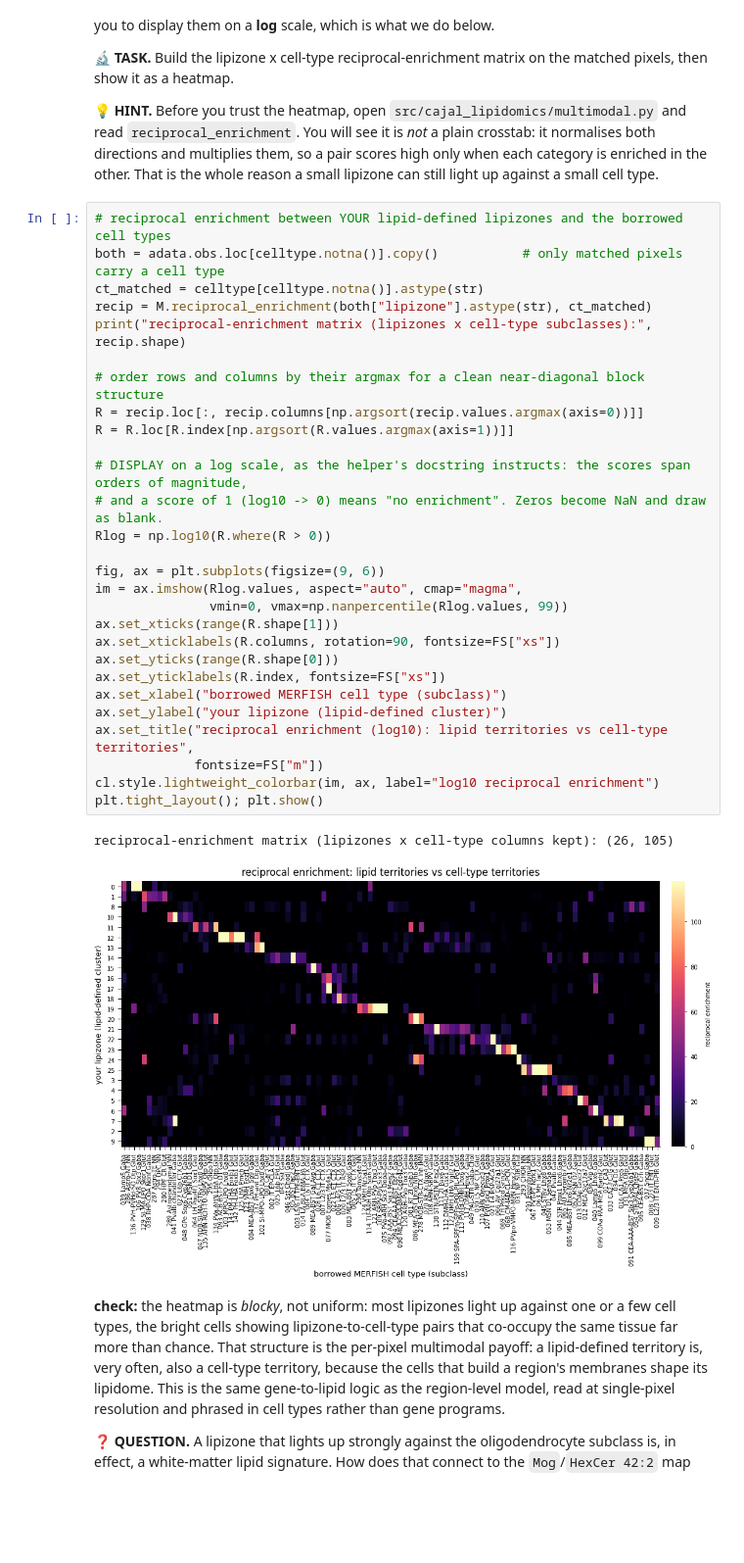
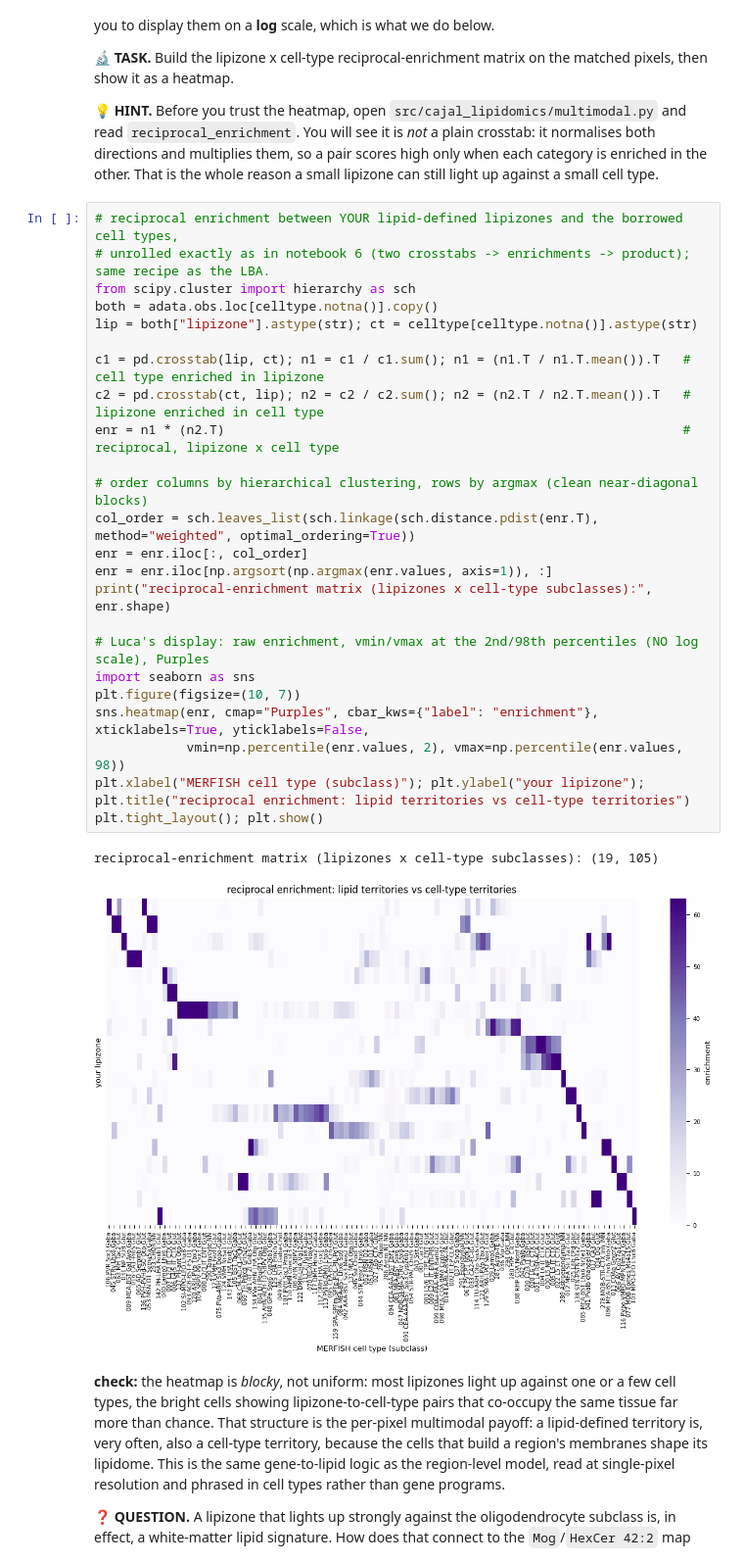
Before and after one commit to lamanno-epfl/lipidomics_tutorial_cajalcourse, a Jupyter notebook: notebooks/level3/08_multimodal_xgb_shap_go_solution.ipynb, the cells around one changed output. Shown at 98% size. Cells and saved outputs as stored; diff of their text form; blank space fills up the shorter version.

```diff
--- a/notebooks/level3/08_multimodal_xgb_shap_go_solution.ipynb
+++ b/notebooks/level3/08_multimodal_xgb_shap_go_solution.ipynb
@@ -437,36 +437,33 @@ show it as a heatmap.
 
 💡 **HINT.** Before you trust the heatmap, open `src/cajal_lipidomics/multimodal.py` and read `reciprocal_enrichment`. You will see it is *not* a plain crosstab: it normalises both directions and multiplies them, so a pair scores high only when each category is enriched in the other. That is the whole reason a small lipizone can still light up against a small cell type.
 # %%
-# reciprocal enrichment between YOUR lipid-defined lipizones and the borrowed cell types
-both = adata.obs.loc[celltype.notna()].copy()           # only matched pixels carry a cell type
-ct_matched = celltype[celltype.notna()].astype(str)
-recip = M.reciprocal_enrichment(both["lipizone"].astype(str), ct_matched)
-print("reciprocal-enrichment matrix (lipizones x cell-type subclasses):", recip.shape)
+# reciprocal enrichment between YOUR lipid-defined lipizones and the borrowed cell types,
+# unrolled exactly as in notebook 6 (two crosstabs -> enrichments -> product); same recipe as the LBA.
+from scipy.cluster import hierarchy as sch
+both = adata.obs.loc[celltype.notna()].copy()
+lip = both["lipizone"].astype(str); ct = celltype[celltype.notna()].astype(str)
 
-# order rows and columns by their argmax for a clean near-diagonal block structure
-R = recip.loc[:, recip.columns[np.argsort(recip.values.argmax(axis=0))]]
-R = R.loc[R.index[np.argsort(R.values.argmax(axis=1))]]
+c1 = pd.crosstab(lip, ct); n1 = c1 / c1.sum(); n1 = (n1.T / n1.T.mean()).T   # cell type enriched in lipizone
+c2 = pd.crosstab(ct, lip); n2 = c2 / c2.sum(); n2 = (n2.T / n2.T.mean()).T   # lipizone enriched in cell type
+enr = n1 * (n2.T)                                                            # reciprocal, lipizone x cell type
 
-# DISPLAY on a log scale, as the helper's docstring instructs: the scores span orders of magnitude,
-# and a score of 1 (log10 -> 0) means "no enrichment". Zeros become NaN and draw as blank.
-Rlog = np.log10(R.where(R > 0))
+# order columns by hierarchical clustering, rows by argmax (clean near-diagonal blocks)
+col_order = sch.leaves_list(sch.linkage(sch.distance.pdist(enr.T), method="weighted", optimal_ordering=True))
+enr = enr.iloc[:, col_order]
+enr = enr.iloc[np.argsort(np.argmax(enr.values, axis=1)), :]
+print("reciprocal-enrichment matrix (lipizones x cell-type subclasses):", enr.shape)
 
-fig, ax = plt.subplots(figsize=(9, 6))
-im = ax.imshow(Rlog.values, aspect="auto", cmap="magma",
-               vmin=0, vmax=np.nanpercentile(Rlog.values, 99))
-ax.set_xticks(range(R.shape[1]))
-ax.set_xticklabels(R.columns, rotation=90, fontsize=FS["xs"])
-ax.set_yticks(range(R.shape[0]))
-ax.set_yticklabels(R.index, fontsize=FS["xs"])
-ax.set_xlabel("borrowed MERFISH cell type (subclass)")
-ax.set_ylabel("your lipizone (lipid-defined cluster)")
-ax.set_title("reciprocal enrichment (log10): lipid territories vs cell-type territories",
-             fontsize=FS["m"])
-cl.style.lightweight_colorbar(im, ax, label="log10 reciprocal enrichment")
+# Luca's display: raw enrichment, vmin/vmax at the 2nd/98th percentiles (NO log scale), Purples
+import seaborn as sns
+plt.figure(figsize=(10, 7))
+sns.heatmap(enr, cmap="Purples", cbar_kws={"label": "enrichment"}, xticklabels=True, yticklabels=False,
+            vmin=np.percentile(enr.values, 2), vmax=np.percentile(enr.values, 98))
+plt.xlabel("MERFISH cell type (subclass)"); plt.ylabel("your lipizone");
+plt.title("reciprocal enrichment: lipid territories vs cell-type territories")
 plt.tight_layout(); plt.show()
 # %% [output]
-reciprocal-enrichment matrix (lipizones x cell-type columns kept): (26, 105)
+reciprocal-enrichment matrix (lipizones x cell-type subclasses): (19, 105)
-[figure, old version]
+[figure, new version]
 # %% [markdown]
 **check:** the heatmap is *blocky*, not uniform: most lipizones light up against one or a few
 cell types, the bright cells showing lipizone-to-cell-type pairs that co-occupy the same tissue far more
```
Also changed, not shown: parts of 3 cells of this notebook, 3 other files.
